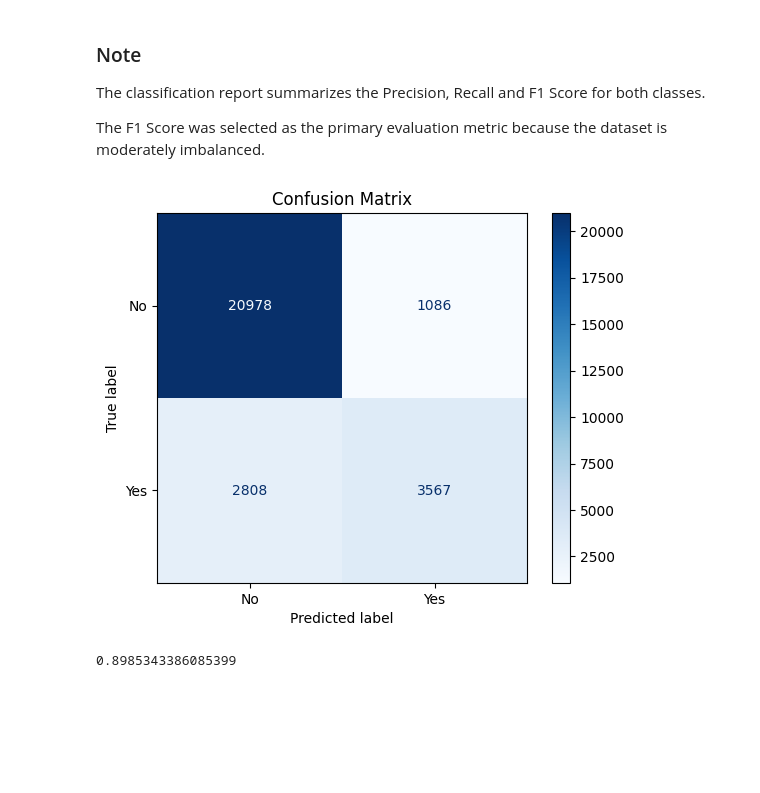
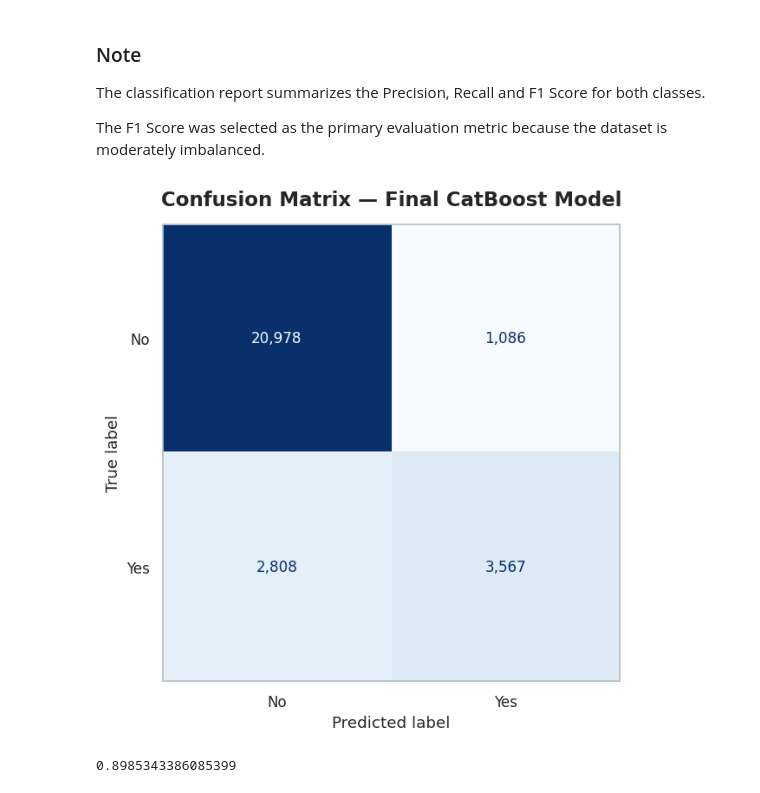
Before and after one commit to mohamed-tamer-UT/Rain-Prediction-ML, a Jupyter notebook: Notebook/RainPrediction_ML_Notebook.ipynb, the cells around one changed output. Cells and saved outputs as stored; diff of their text form; code cells hidden in the pictures; blank space fills up the shorter version.

```diff
--- a/Notebook/RainPrediction_ML_Notebook.ipynb
+++ b/Notebook/RainPrediction_ML_Notebook.ipynb
@@ -335,19 +391,15 @@ print(x_test.isnull().sum().sum())
 # %% [markdown]
 # Outliers handling
 # %%
-plt.figure(figsize=(20,18))
+plt.figure(figsize=(20,16))
 
 for i, column in enumerate(numerical_columns):
+    plt.subplot(5,4,i+1)
+    sns.boxplot(y=x_train[column], color=PRIMARY, fliersize=2, linewidth=1.1)
+    plt.title(column, fontsize=12)
+    plt.ylabel("")
 
-    plt.subplot(5,4,i+1)
-
-    sns.boxplot(
-        y=x_train[column]
-    )
-
-    plt.title(column)
-
+plt.suptitle("Numerical Feature Boxplots — Before Outlier Clipping", fontsize=17, fontweight="bold", y=1.01)
 plt.tight_layout()
-
 plt.show()
 # %% [output]
@@ -1802,27 +1883,17 @@ The classification report summarizes the Precision, Recall and F1 Score for both
 
 The F1 Score was selected as the primary evaluation metric because the dataset is moderately imbalanced.
 # %%
-cm = confusion_matrix(
-    y_test,
-    final_predictions
-)
+cm = confusion_matrix(y_test, final_predictions)
+disp = ConfusionMatrixDisplay(confusion_matrix=cm, display_labels=best_catboost.classes_)
 
-disp = ConfusionMatrixDisplay(
-    confusion_matrix=cm,
-    display_labels=best_catboost.classes_
-)
-
-disp.plot(
-    cmap="Blues"
-)
-
-plt.title(
-    "Confusion Matrix"
-)
-
+fig, ax = plt.subplots(figsize=(6.5,6))
+disp.plot(ax=ax, cmap="Blues", colorbar=False, values_format=",")
+ax.set_title("Confusion Matrix — Final CatBoost Model")
+plt.grid(False)
+plt.tight_layout()
 plt.show()
 # %% [output]
-[figure, old version]
+[figure, new version]
 # %%
 from sklearn.metrics import (
     roc_curve,
```
Also changed, not shown: parts of 40 cells of this notebook.
